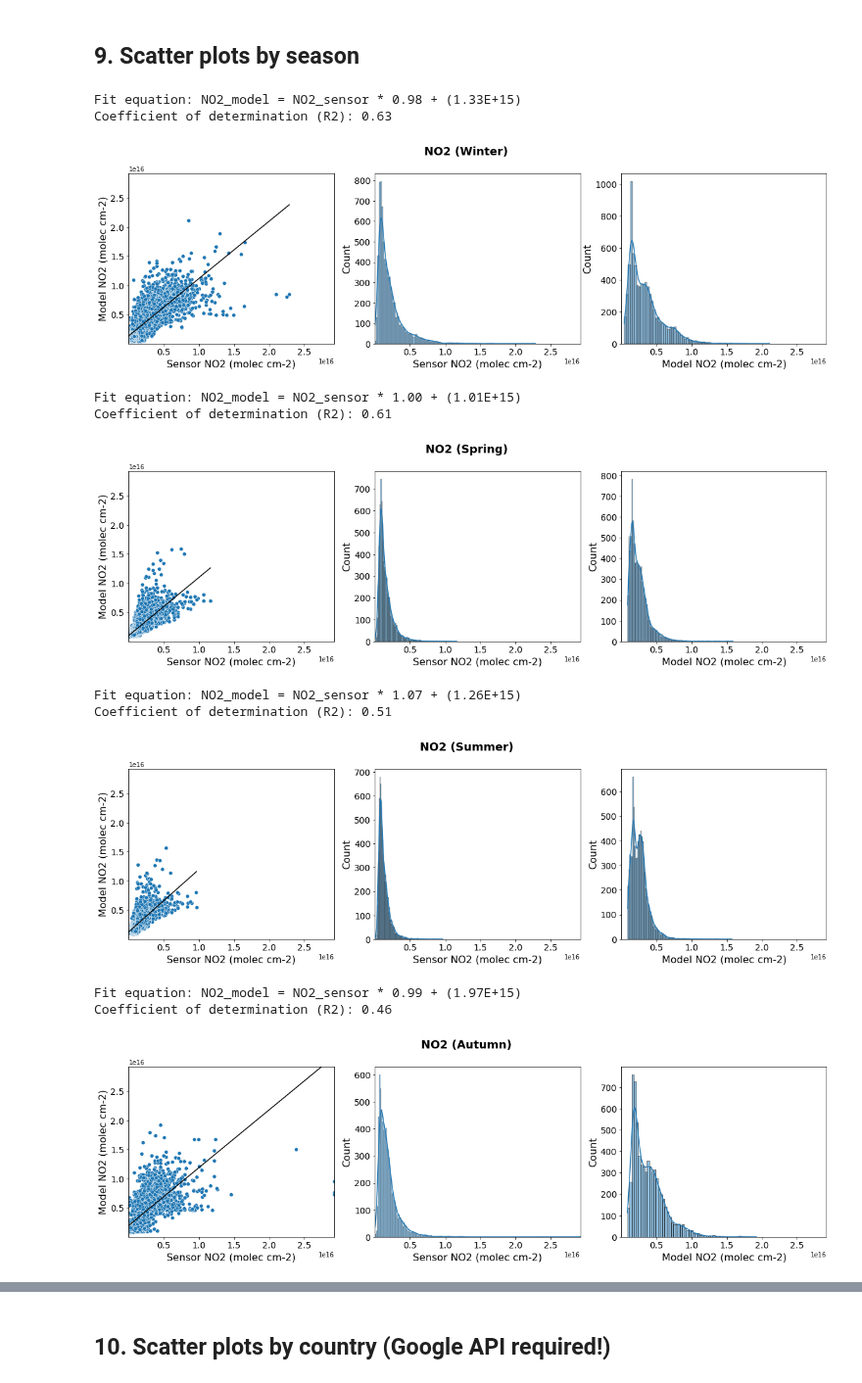
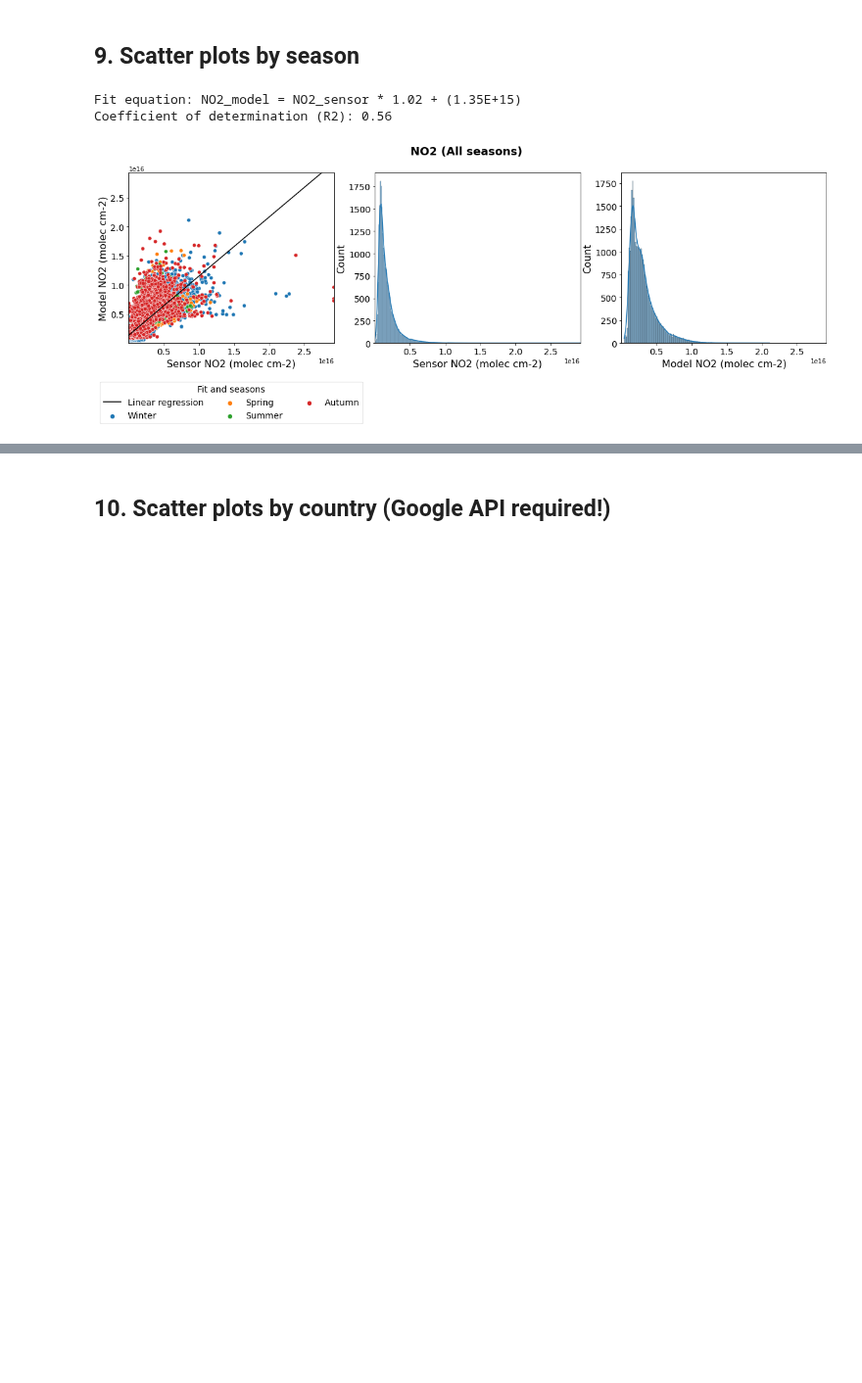
Before and after one commit to ECMWFCode4Earth/adc-toolbox, a Jupyter notebook: main_cams_gome_L3.ipynb, the cells around one changed output, grey strips where cells are left out. Shown at 98% size. Cells and saved outputs as stored; diff of their text form; code cells hidden in the pictures; blank space fills up the shorter version.

```diff
--- a/main_cams_gome_L3.ipynb
+++ b/main_cams_gome_L3.ipynb
@@ -385,26 +391,17 @@ summary
 # %%
 show_seasons = True
 extent_definition = 'bbox' # bbox or country
-scatter_plot_type = 'individual' # aggregated or individual
+scatter_plot_type = 'aggregated' # aggregated or individual
 
 lim_min = None
 lim_max = None
 
 summary = scatter_plot(merge_table.dropna(), component_nom, units, sensor,
                        plot_dates, 1, extent_definition, show_seasons, scatter_plot_type, lim_min, lim_max, plot_bbox)
 # %% [output]
-Fit equation: NO2_model = NO2_sensor * 0.98 + (1.33E+15)
-Coefficient of determination (R2): 0.63
+Fit equation: NO2_model = NO2_sensor * 1.02 + (1.35E+15)
+Coefficient of determination (R2): 0.56
-[figure, old version]
+[figure, new version]
-Fit equation: NO2_model = NO2_sensor * 1.00 + (1.01E+15)
-Coefficient of determination (R2): 0.61
-[figure, removed]
-Fit equation: NO2_model = NO2_sensor * 1.07 + (1.26E+15)
-Coefficient of determination (R2): 0.51
-[figure, removed]
-Fit equation: NO2_model = NO2_sensor * 0.99 + (1.97E+15)
-Coefficient of determination (R2): 0.46
-[figure, removed]
 # %%
 summary
 # %% [output]
```
Also changed, not shown: parts of 8 cells of this notebook, 6 other files.
